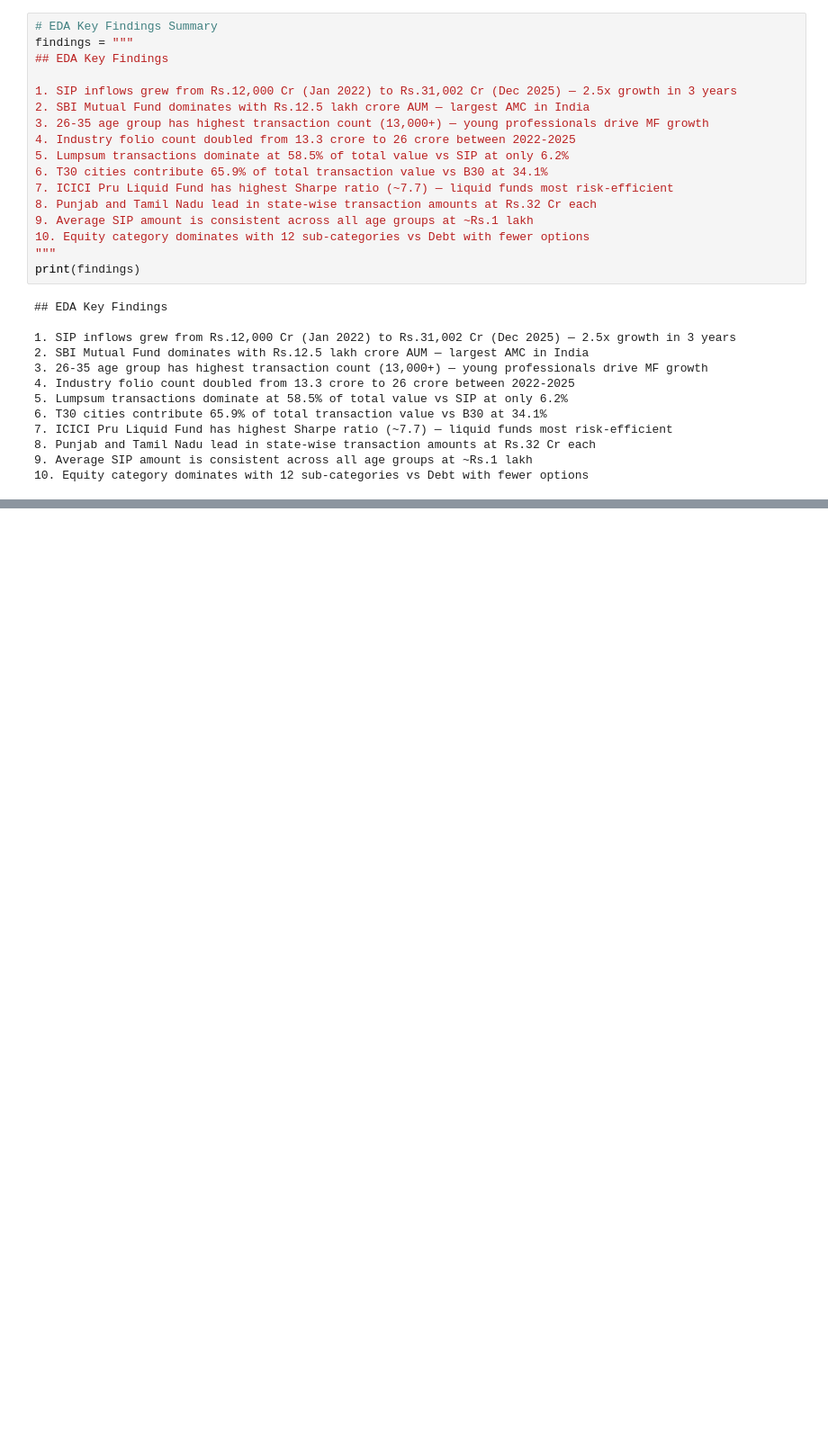
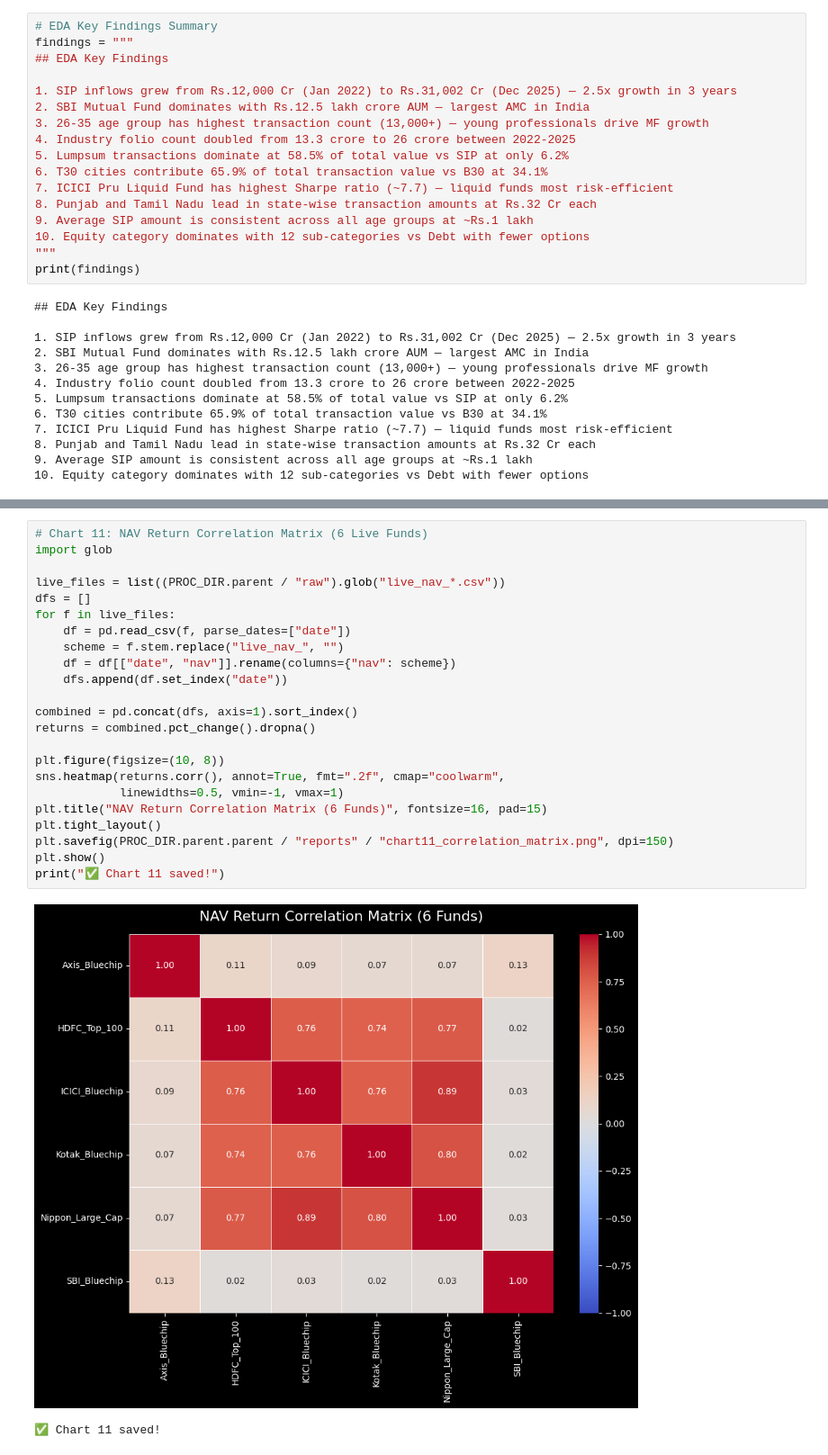
Before and after one commit to Kowshik0311/bluestock_mf_capstone, a Jupyter notebook: notebooks/03_eda_analysis.ipynb, the cells around one changed output, grey strips where cells are left out. Shown at 90% size. Drawn from its saved outputs; the diff is of its cells as text; blank space fills up the shorter version.

```diff
--- a/notebooks/03_eda_analysis.ipynb
+++ b/notebooks/03_eda_analysis.ipynb
@@ -215,0 +283,26 @@ print(findings)
+# %%
+# Chart 11: NAV Return Correlation Matrix (6 Live Funds)
+import glob
+
+live_files = list((PROC_DIR.parent / "raw").glob("live_nav_*.csv"))
+dfs = []
+for f in live_files:
+    df = pd.read_csv(f, parse_dates=["date"])
+    scheme = f.stem.replace("live_nav_", "")
+    df = df[["date", "nav"]].rename(columns={"nav": scheme})
+    dfs.append(df.set_index("date"))
+
+combined = pd.concat(dfs, axis=1).sort_index()
+returns = combined.pct_change().dropna()
+
+plt.figure(figsize=(10, 8))
+sns.heatmap(returns.corr(), annot=True, fmt=".2f", cmap="coolwarm",
+            linewidths=0.5, vmin=-1, vmax=1)
+plt.title("NAV Return Correlation Matrix (6 Funds)", fontsize=16, pad=15)
+plt.tight_layout()
+plt.savefig(PROC_DIR.parent.parent / "reports" / "chart11_correlation_matrix.png", dpi=150)
+plt.show()
+print("✅ Chart 11 saved!")
+# %% [output]
+[figure, added]
+✅ Chart 11 saved!
```
Also changed, not shown: parts of 6 cells of this notebook, 4 other files.
